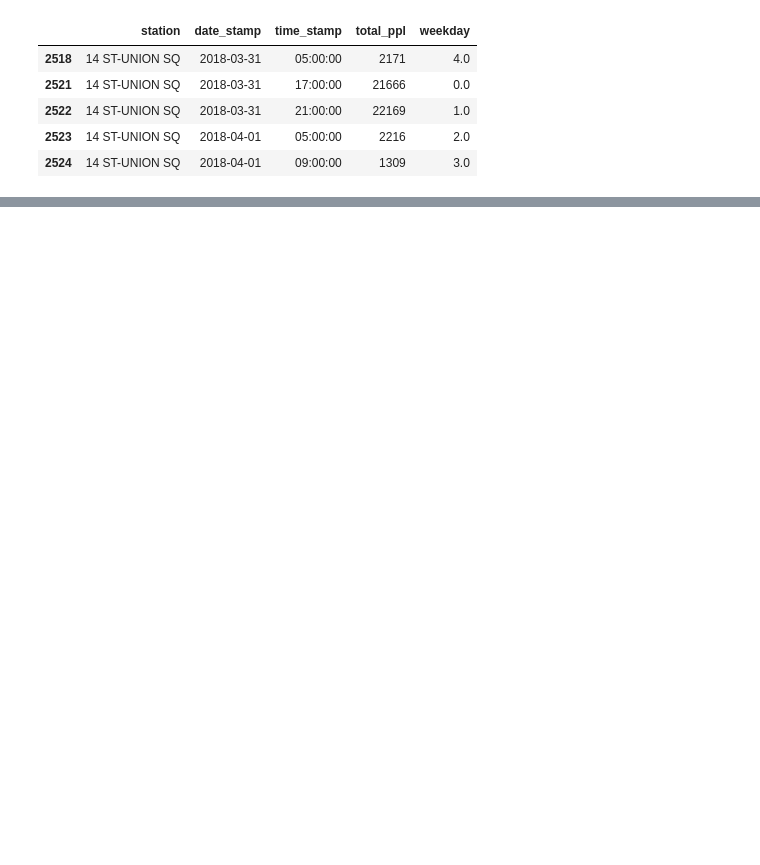
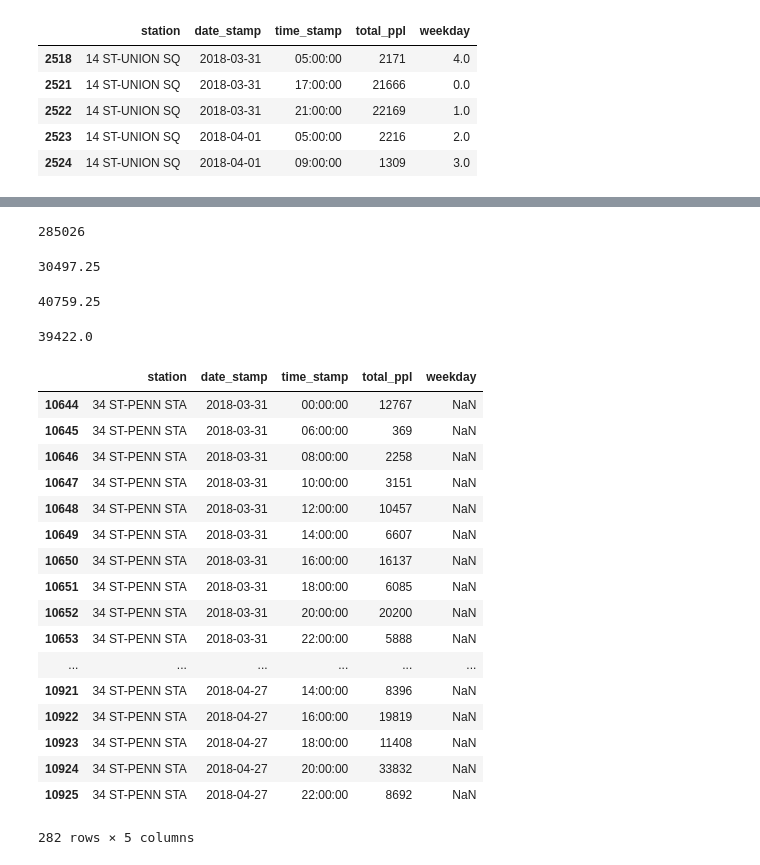
Before and after one commit to konelson/konelson-mta-project, a Jupyter notebook: Target Selection.ipynb, the cells around one changed output, grey strips where cells are left out. Saved outputs shown, nothing was run; the diff lists cells and outputs as text; code cells hidden in the pictures; blank space fills up the shorter version.

```diff
--- a/Target Selection.ipynb
+++ b/Target Selection.ipynb
@@ -468,0 +524,39 @@ plt.xticks(np.arange(5), (labels));
+# %%
+weekly_time_of_day[weekly_time_of_day.weekday == 2][weekly_time_of_day.station =='14 ST-UNION SQ'][(weekly_time_of_day.time_stamp == '17:00:00')|(weekly_time_of_day.time_stamp == '21:00:00')].total_ppl.sum()
+# %% [output]
+285026
+# %%
+#30k people per hour from the hours of 1-5pm
+weekly_time_of_day[weekly_time_of_day.weekday == 2][weekly_time_of_day.station =='14 ST-UNION SQ'][(weekly_time_of_day.time_stamp == '17:00:00')].total_ppl.sum() / 4
+# %% [output]
+30497.25
+# %%
+#41k people per hour from the hours of 5-9pm
+weekly_time_of_day[weekly_time_of_day.weekday == 2][weekly_time_of_day.station =='14 ST-UNION SQ'][(weekly_time_of_day.time_stamp == '21:00:00')].total_ppl.sum() / 4
+# %% [output]
+40759.25
+# %%
+weekly_time_of_day[weekly_time_of_day.weekday == 3][weekly_time_of_day.station =='14 ST-UNION SQ'][(weekly_time_of_day.time_stamp == '21:00:00')].total_ppl.sum()/4
+# %% [output]
+39422.0
+# %%
+weekly_time_of_day[weekly_time_of_day.station == '34 ST-PENN STA']
+# %% [output]
+|  | station | date_stamp | time_stamp | total_ppl | weekday |
+| 10644 | 34 ST-PENN STA | 2018-03-31 | 00:00:00 | 12767 | NaN |
+| 10645 | 34 ST-PENN STA | 2018-03-31 | 06:00:00 | 369 | NaN |
+| 10646 | 34 ST-PENN STA | 2018-03-31 | 08:00:00 | 2258 | NaN |
+| 10647 | 34 ST-PENN STA | 2018-03-31 | 10:00:00 | 3151 | NaN |
+| 10648 | 34 ST-PENN STA | 2018-03-31 | 12:00:00 | 10457 | NaN |
+| 10649 | 34 ST-PENN STA | 2018-03-31 | 14:00:00 | 6607 | NaN |
+| 10650 | 34 ST-PENN STA | 2018-03-31 | 16:00:00 | 16137 | NaN |
+| 10651 | 34 ST-PENN STA | 2018-03-31 | 18:00:00 | 6085 | NaN |
+| 10652 | 34 ST-PENN STA | 2018-03-31 | 20:00:00 | 20200 | NaN |
+| 10653 | 34 ST-PENN STA | 2018-03-31 | 22:00:00 | 5888 | NaN |
+| ... | ... | ... | ... | ... | ... |
+| 10921 | 34 ST-PENN STA | 2018-04-27 | 14:00:00 | 8396 | NaN |
+| 10922 | 34 ST-PENN STA | 2018-04-27 | 16:00:00 | 19819 | NaN |
+| 10923 | 34 ST-PENN STA | 2018-04-27 | 18:00:00 | 11408 | NaN |
+| 10924 | 34 ST-PENN STA | 2018-04-27 | 20:00:00 | 33832 | NaN |
+| 10925 | 34 ST-PENN STA | 2018-04-27 | 22:00:00 | 8692 | NaN |
+282 rows × 5 columns
```
Also changed, not shown: parts of 25 cells of this notebook, 1 other file.
